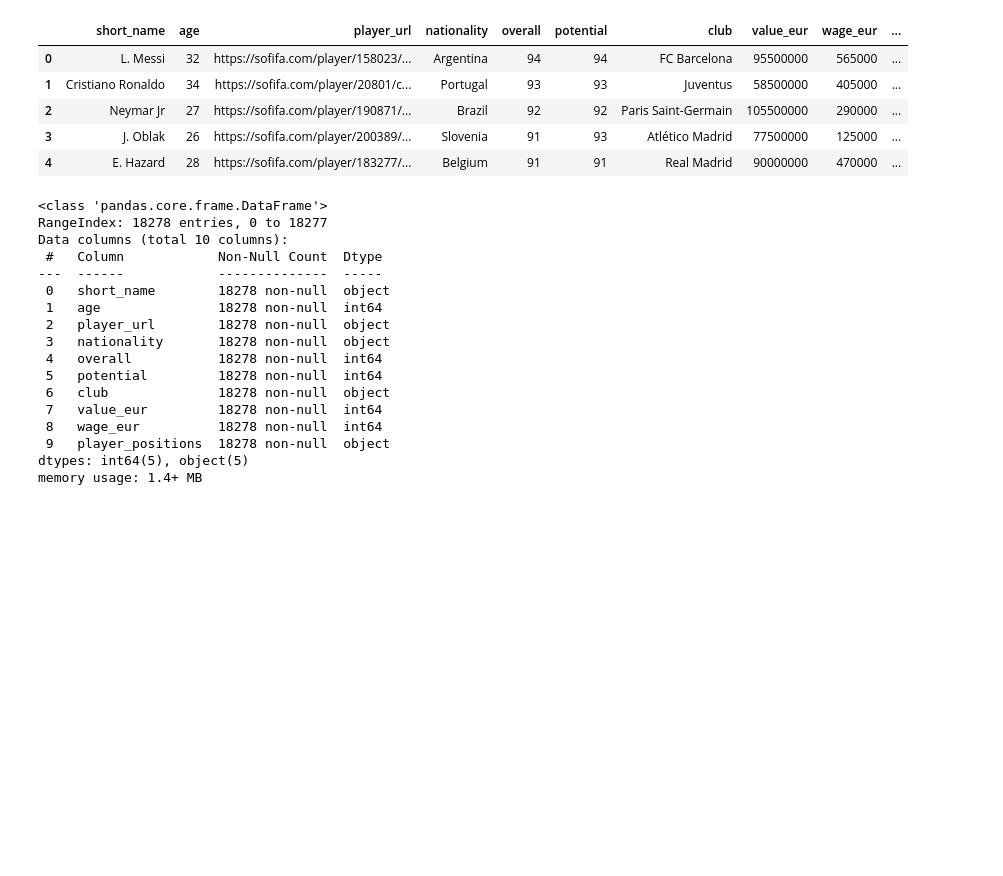
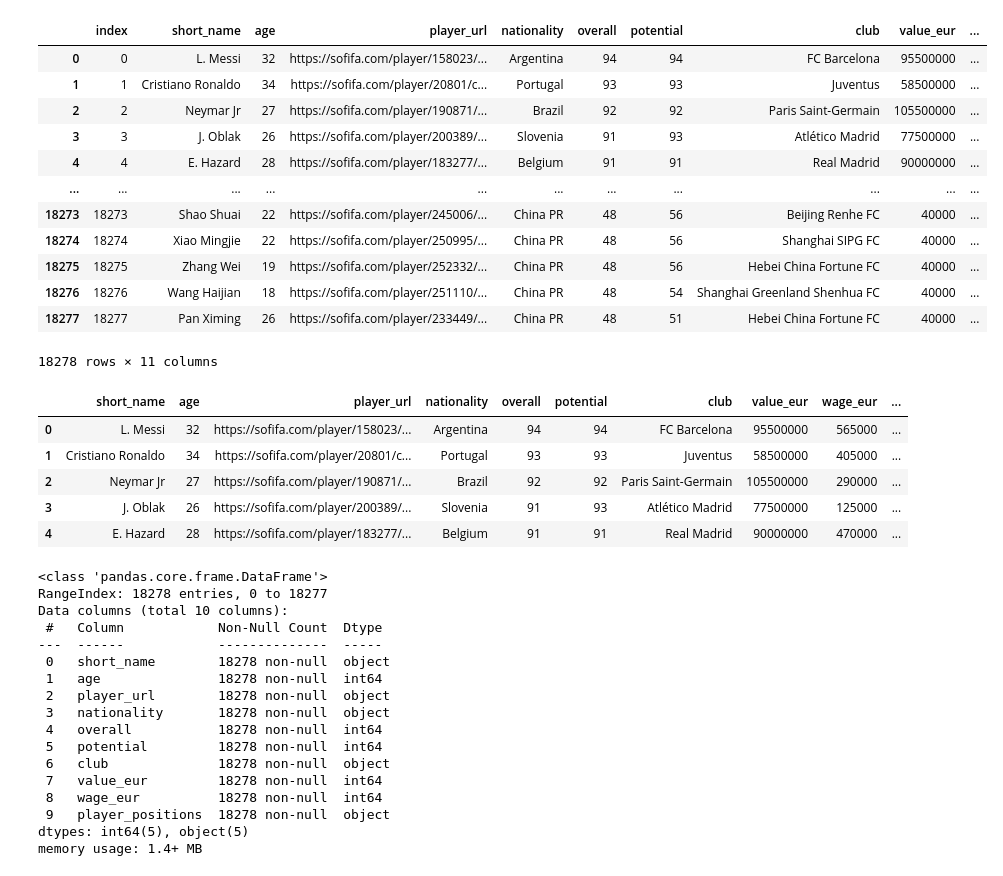
Before and after one commit to jagnoor/Fifa_Player_Visualization_Project2, a Jupyter notebook: jag/graphs.ipynb, the cells around one changed output. Drawn from its saved outputs; the diff is of its cells as text; code cells hidden in the pictures; blank space fills up the shorter version.

```diff
--- a/jag/graphs.ipynb
+++ b/jag/graphs.ipynb
@@ -39,6 +45,37 @@ interesting_columns = [
     'player_positions'
 ]
 dataset = pd.DataFrame(dataset, columns=interesting_columns)
+# %%
+datasetold = dataset[[
+    'short_name',
+    'age',
+    'player_url',
+    'nationality',
+    'overall',
+    'potential',
+    'club',
+    'value_eur',
+    'wage_eur',
+    'player_positions'
+]].copy()
+# %%
+datasetold = datasetold.dropna()
+# %%
+datasetold.reset_index()
+# %% [output]
+|  | index | short_name | age | player_url | nationality | overall | potential | club | value_eur | ... |
+| 0 | 0 | L. Messi | 32 | https://sofifa.com/player/158023/... | Argentina | 94 | 94 | FC Barcelona | 95500000 | ... |
+| 1 | 1 | Cristiano Ronaldo | 34 | https://sofifa.com/player/20801/c... | Portugal | 93 | 93 | Juventus | 58500000 | ... |
+| 2 | 2 | Neymar Jr | 27 | https://sofifa.com/player/190871/... | Brazil | 92 | 92 | Paris Saint-Germain | 105500000 | ... |
+| 3 | 3 | J. Oblak | 26 | https://sofifa.com/player/200389/... | Slovenia | 91 | 93 | Atlético Madrid | 77500000 | ... |
+| 4 | 4 | E. Hazard | 28 | https://sofifa.com/player/183277/... | Belgium | 91 | 91 | Real Madrid | 90000000 | ... |
+| ... | ... | ... | ... | ... | ... | ... | ... | ... | ... | ... |
+| 18273 | 18273 | Shao Shuai | 22 | https://sofifa.com/player/245006/... | China PR | 48 | 56 | Beijing Renhe FC | 40000 | ... |
+| 18274 | 18274 | Xiao Mingjie | 22 | https://sofifa.com/player/250995/... | China PR | 48 | 56 | Shanghai SIPG FC | 40000 | ... |
+| 18275 | 18275 | Zhang Wei | 19 | https://sofifa.com/player/252332/... | China PR | 48 | 56 | Hebei China Fortune FC | 40000 | ... |
+| 18276 | 18276 | Wang Haijian | 18 | https://sofifa.com/player/251110/... | China PR | 48 | 54 | Shanghai Greenland Shenhua FC | 40000 | ... |
+| 18277 | 18277 | Pan Ximing | 26 | https://sofifa.com/player/233449/... | China PR | 48 | 51 | Hebei China Fortune FC | 40000 | ... |
+18278 rows × 11 columns
 # %%
 dataset.head()
 # %% [output]
```
Also changed, not shown: parts of 23 cells of this notebook, 3 other files.
